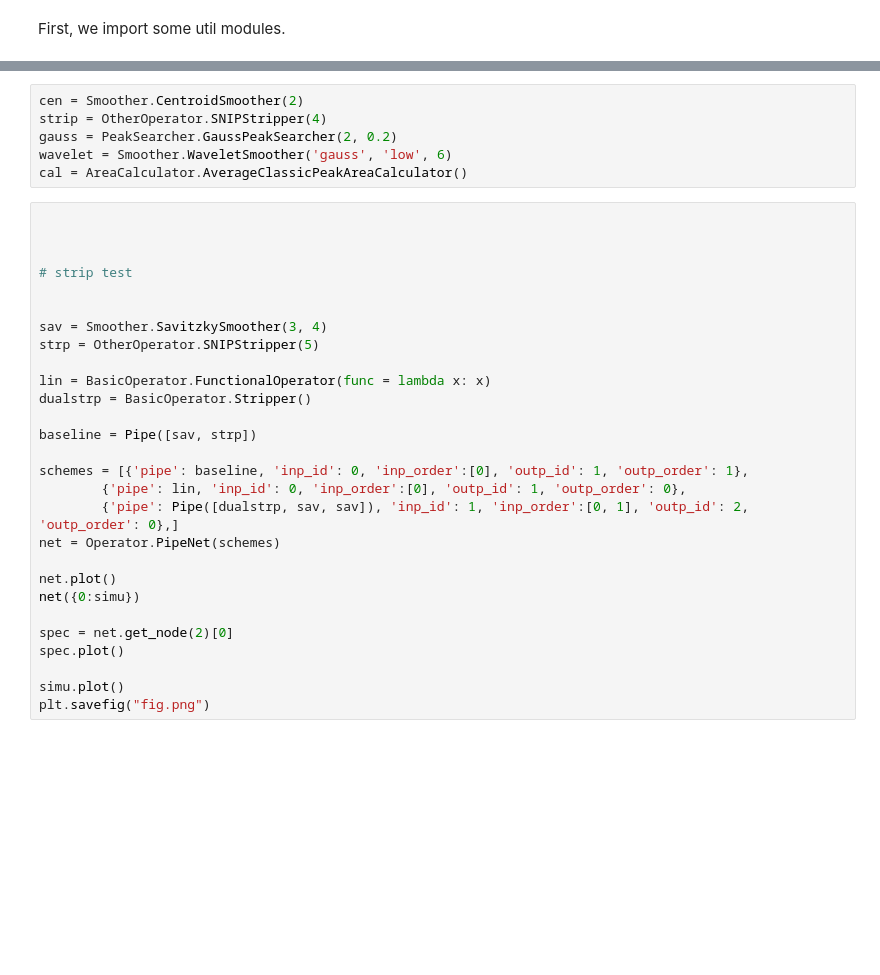
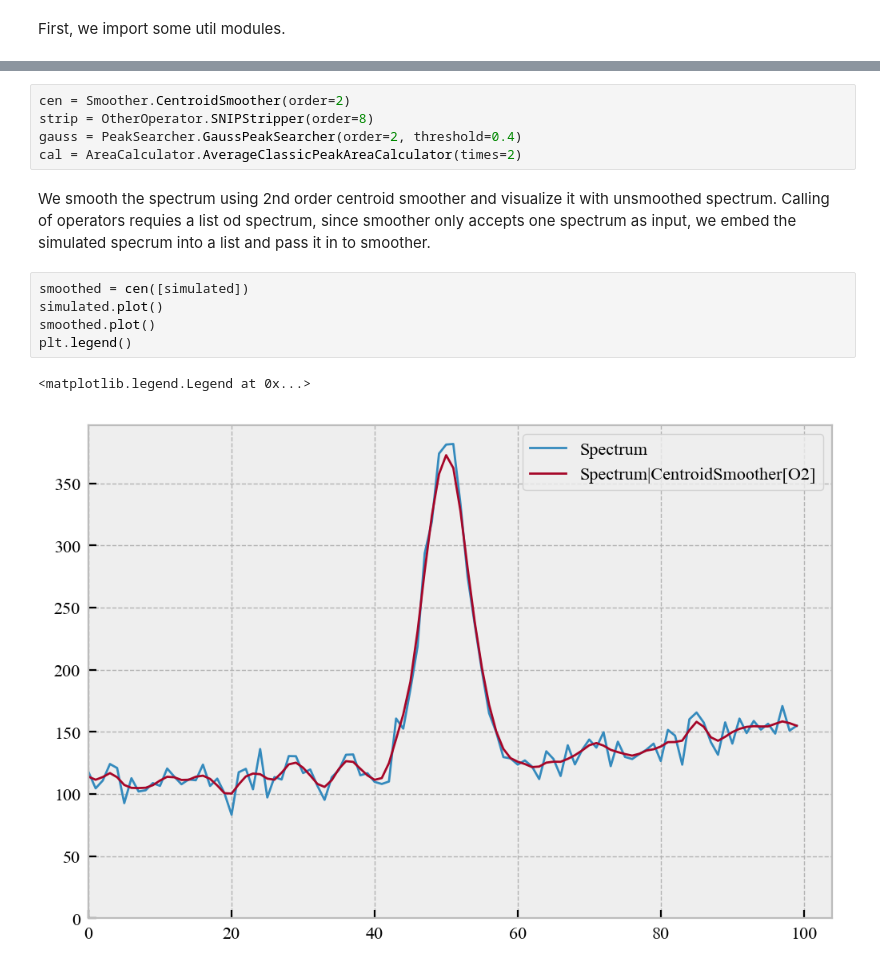
Before and after one commit to thu-inet/Gamut, a Jupyter notebook: examples/example_1.ipynb, the cells around one changed output, grey strips where cells are left out. Drawn from its saved outputs; the diff is of its cells as text; blank space fills up the shorter version.

```diff
--- a/examples/example_1.ipynb
+++ b/examples/example_1.ipynb
@@ -24,34 +30,15 @@ We define some basic operators.
 # %%
-cen = Smoother.CentroidSmoother(2)
-strip = OtherOperator.SNIPStripper(4)
-gauss = PeakSearcher.GaussPeakSearcher(2, 0.2)
-wavelet = Smoother.WaveletSmoother('gauss', 'low', 6)
-cal = AreaCalculator.AverageClassicPeakAreaCalculator()
+cen = Smoother.CentroidSmoother(order=2)
+strip = OtherOperator.SNIPStripper(order=8)
+gauss = PeakSearcher.GaussPeakSearcher(order=2, threshold=0.4)
+cal = AreaCalculator.AverageClassicPeakAreaCalculator(times=2)
-# %%
-
-
-
-# strip test
-
-
-sav = Smoother.SavitzkySmoother(3, 4)
-strp = OtherOperator.SNIPStripper(5)
-
-lin = BasicOperator.FunctionalOperator(func = lambda x: x)
-dualstrp = BasicOperator.Stripper()
-
-baseline = Pipe([sav, strp])
-
-schemes = [{'pipe': baseline, 'inp_id': 0, 'inp_order':[0], 'outp_id': 1, 'outp_order': 1},
-        {'pipe': lin, 'inp_id': 0, 'inp_order':[0], 'outp_id': 1, 'outp_order': 0},
-        {'pipe': Pipe([dualstrp, sav, sav]), 'inp_id': 1, 'inp_order':[0, 1], 'outp_id': 2, 'outp_order': 0},]
-net = Operator.PipeNet(schemes)
-
-net.plot()
-net({0:simu})
-
-spec = net.get_node(2)[0]
-spec.plot()
-
-simu.plot()
-plt.savefig("fig.png")
+# %% [markdown]
+We smooth the spectrum using 2nd order centroid smoother and visualize it with unsmoothed spectrum. Calling of operators requies a list od spectrum, since smoother only accepts one spectrum as input, we embed the simulated specrum into a list and pass it in to smoother.
+# %%
+smoothed = cen([simulated])
+simulated.plot()
+smoothed.plot()
+plt.legend()
+# %% [output]
+<matplotlib.legend.Legend at 0x...>
+[figure, added]
```
Also changed, not shown: parts of 13 cells of this notebook, 5 other files.
